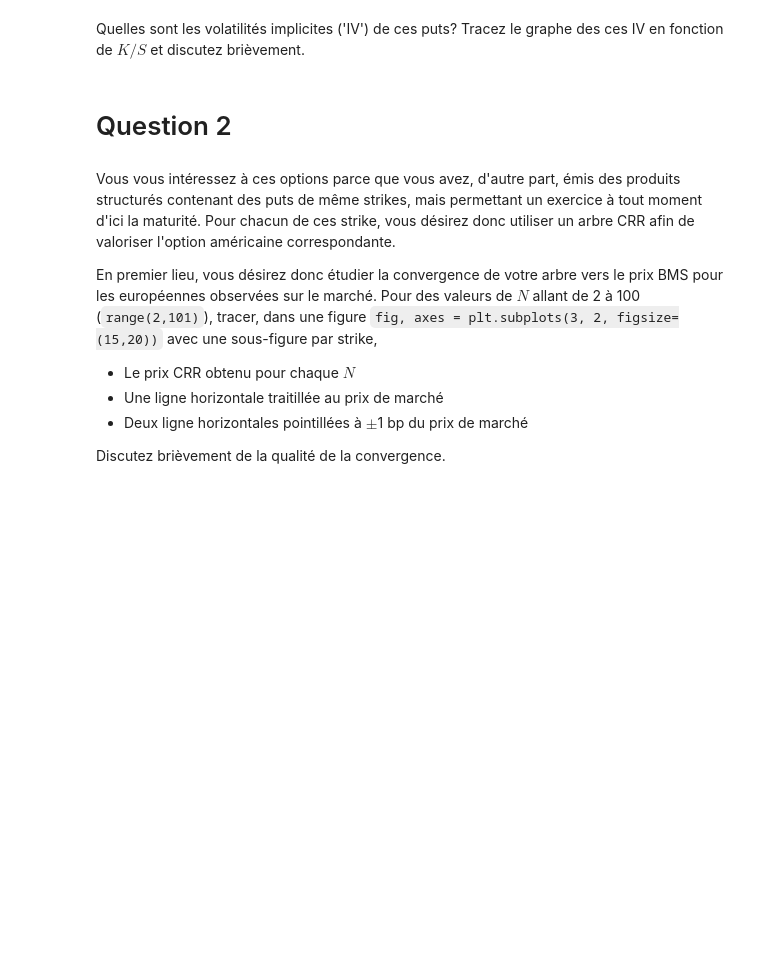
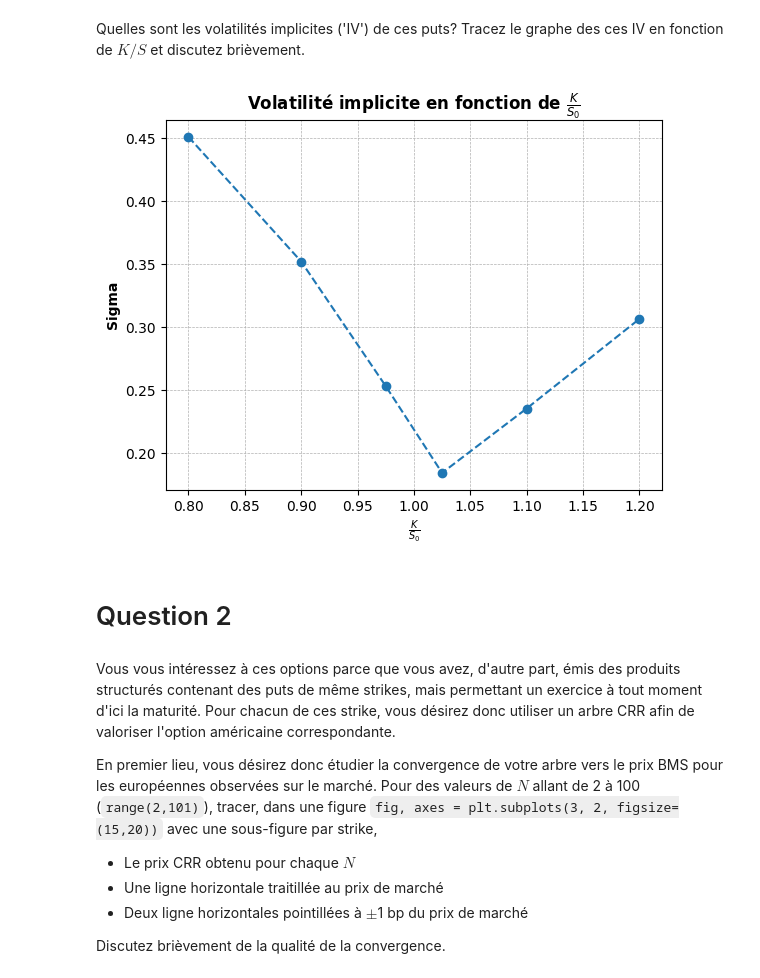
Before and after one commit to Thomas4390/produits_derives, a Jupyter notebook: assignment1_202301.ipynb, the cells around one changed output. Drawn from its saved outputs; the diff is of its cells as text; code cells hidden in the pictures; blank space fills up the shorter version.

```diff
--- a/assignment1_202301.ipynb
+++ b/assignment1_202301.ipynb
@@ -40,5 +41,18 @@ info
 # %% [markdown]
 Quelles sont les volatilités implicites ('IV') de ces puts? Tracez le graphe des ces IV en fonction de $K/S$ et discutez brièvement.
+# %%
+# Données du problème
+S_0 = 100
+r_f = 0.05
+T   = 1/12
+
+# Calcul des volatilités implicites
+sigma = [implied_volatility(opt_price = P, S = S_0,  K = K, r = r_f, y = 0, T = T, is_call   = False)[0] for K, P in info.values]
+info['Implied vol.'] = sigma
+
+plot_implied_vol(S_0, info)
+# %% [output]
+[figure, added]
 # %% [markdown]
 # Question 2
 # %% [markdown]
```
Also changed, not shown: parts of 8 cells of this notebook, 1 other file.
